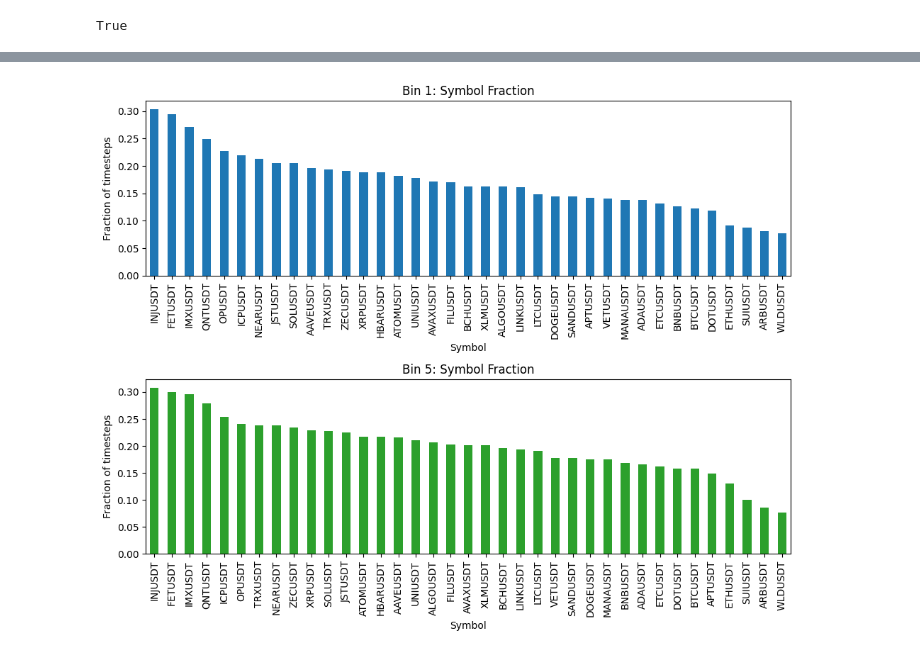
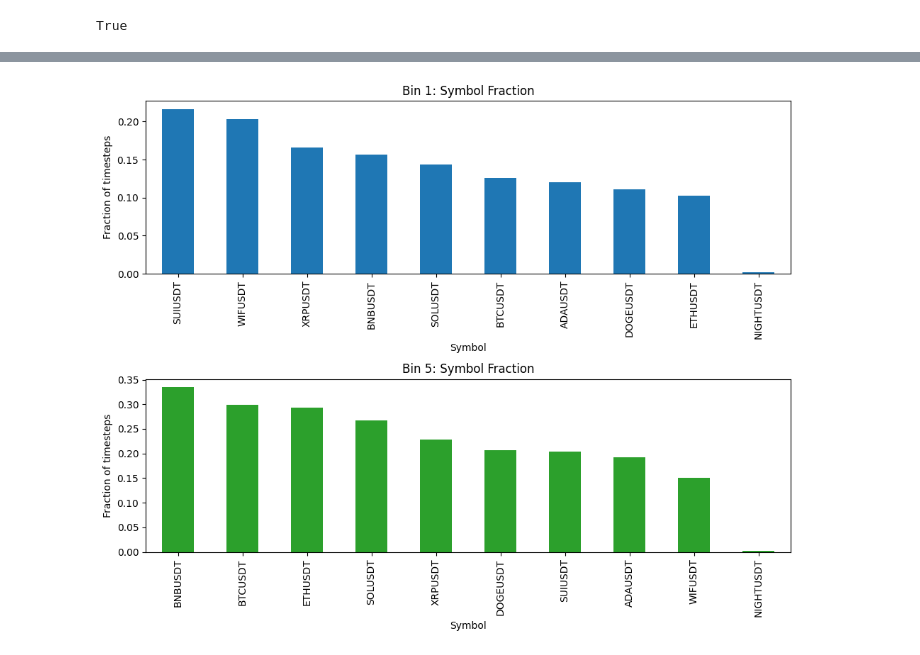
Before and after one commit to kcf1/Multistrat, a Jupyter notebook: strategies/research/mom_research.ipynb, the cells around one changed output, grey strips where cells are left out. Drawn from its saved outputs; the diff is of its cells as text; code cells hidden in the pictures.

```diff
--- a/strategies/research/mom_research.ipynb
+++ b/strategies/research/mom_research.ipynb
@@ -260,0 +721,7 @@ df = df.dropna()
+# %%
+#model = RidgeCV(fit_intercept=True,cv=kf)
+#model = LassoCV(fit_intercept=True,cv=kf)
+#model = PLSRegression(n_components=4,scale=False,max_iter=1000,tol=1e-6)
+model = XGBRegressor(n_estimators=100, learning_rate=0.1, max_depth=6, random_state=42)
+model.fit(x_train,y_train)
+model.score(x_train,y_train)
@@ -260,0 +737,2 @@ df = df.dropna()
+# %%
+test_df['ret_pred'] = model.predict(x_test)
@@ -261,4 +744,4 @@ df = df.dropna()
 # %%
-df['rank'] = df.groupby('ts')['orth_alpha'].rank(pct=True)
+test_df['rank'] = test_df.groupby('ts')['ret_pred'].rank(pct=True)
 #df['rank'] = df.groupby('ts')['trend'].rank(pct=True)
-df['bin'] = np.floor(df['rank'] * 5).clip(upper=4).astype(int)+1
+test_df['bin'] = np.floor(test_df['rank'] * 5).clip(upper=4).astype(int)+1
@@ -274,0 +748,7 @@ def infomation_coefficient(
+# %%
+tradables = liq_bins.index[liq_bins==5]
+#tradables = [
+#    "BTCUSDT",
+#    "ETHUSDT",
+#]
+tradable_df = test_df.loc[test_df['symbol'].isin(tradables)]
@@ -307,22 +827,22 @@ Text(0, 30, 'Slope: -1.02bps')
 # %%
 import matplotlib.pyplot as plt
 
 fig, axes = plt.subplots(2, 1, figsize=(10, 8), sharex=False)
 
 # Plot for bin==1 in the first subplot
-(df[df['bin']==1]['symbol'].value_counts()/df['ts'].nunique()).plot(
+(tradable_df[tradable_df['bin']==1]['symbol'].value_counts()/tradable_df['ts'].nunique()).plot(
     kind='bar', ax=axes[0], color='tab:blue', title='Bin 1: Symbol Fraction'
 )
 axes[0].set_ylabel('Fraction of timesteps')
 axes[0].set_xlabel('Symbol')
 
 # Plot for bin==5 in the second subplot
-(df[df['bin']==5]['symbol'].value_counts()/df['ts'].nunique()).plot(
+(tradable_df[tradable_df['bin']==5]['symbol'].value_counts()/tradable_df['ts'].nunique()).plot(
     kind='bar', ax=axes[1], color='tab:green', title='Bin 5: Symbol Fraction'
 )
 axes[1].set_ylabel('Fraction of timesteps')
 axes[1].set_xlabel('Symbol')
 
 plt.tight_layout()
 # %% [output]
-[figure, old version]
+[figure, new version]
```
Also changed, not shown: parts of 49 cells of this notebook.
